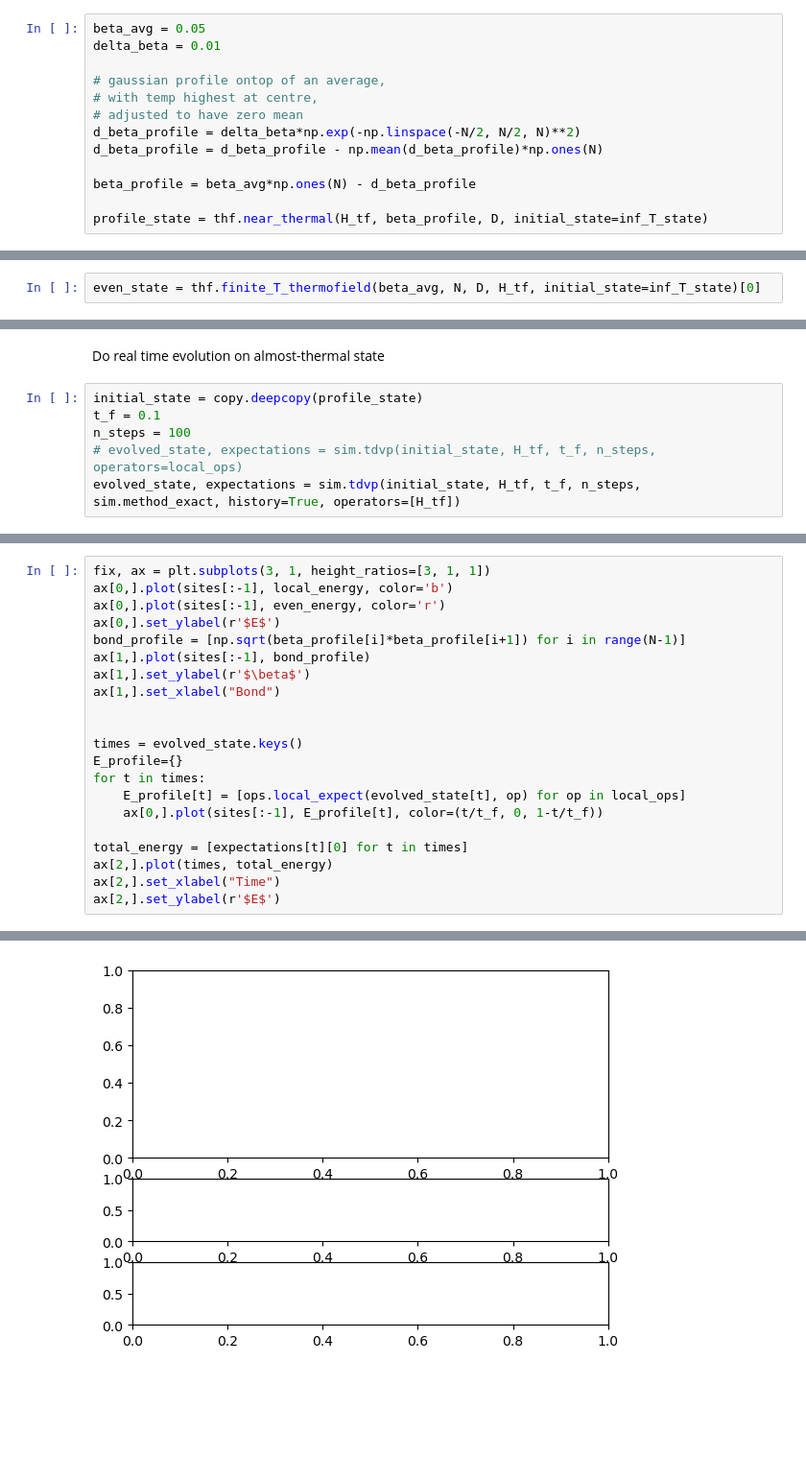
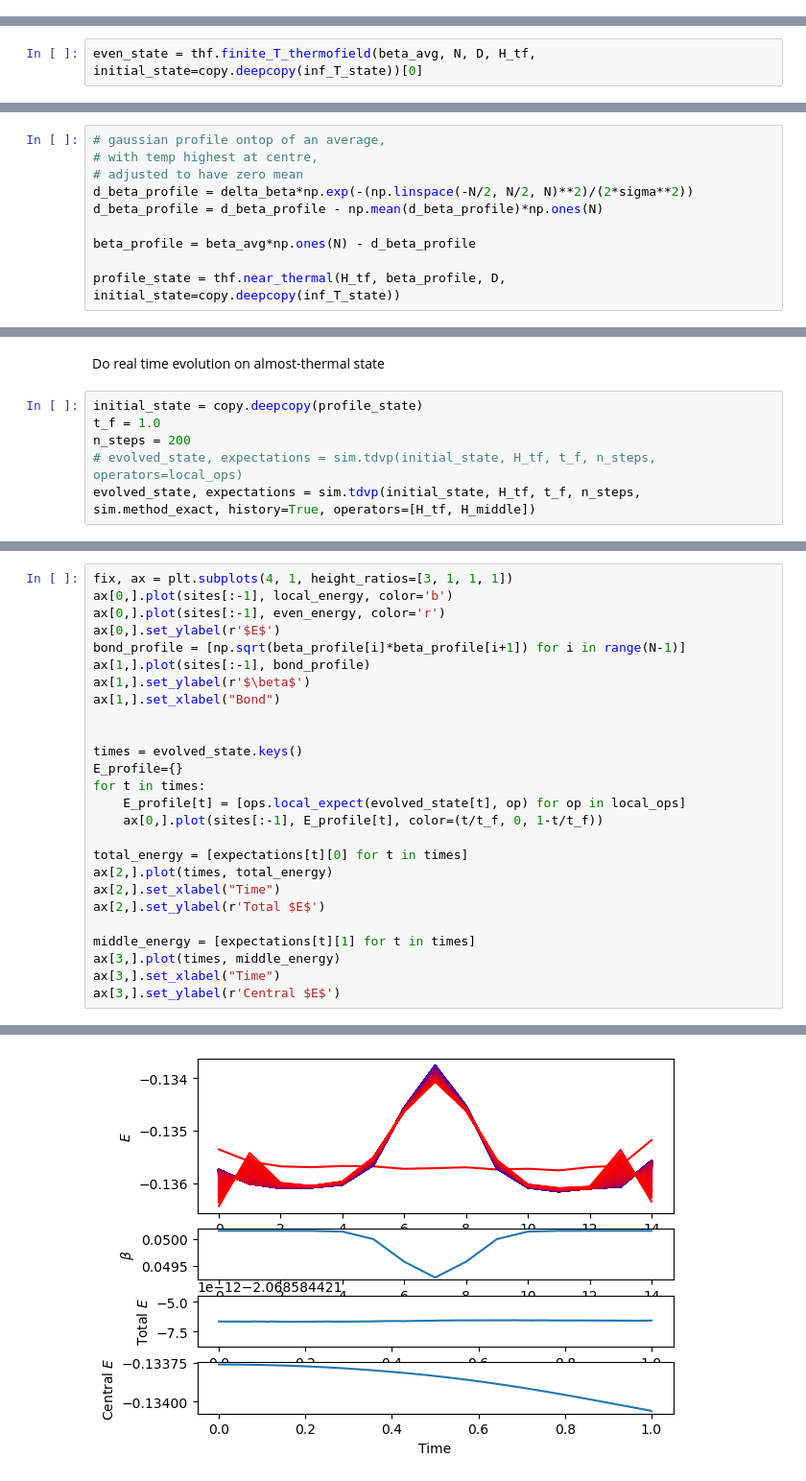
Before and after one commit to OscarCharlieST/quantum-tensor, a Jupyter notebook: active.ipynb, the cells around one changed output, grey strips where cells are left out. Shown at 96% size. Saved outputs shown, nothing was run; the diff lists cells and outputs as text; blank space fills up the shorter version.

```diff
--- a/active.ipynb
+++ b/active.ipynb
@@ -125,13 +109,0 @@ Final energy: (-7.944460059491334-4.366624249685369e-17j)
-# %%
-beta_avg = 0.05
-delta_beta = 0.01
-
-# gaussian profile ontop of an average,
-# with temp highest at centre,
-# adjusted to have zero mean
-d_beta_profile = delta_beta*np.exp(-np.linspace(-N/2, N/2, N)**2)
-d_beta_profile = d_beta_profile - np.mean(d_beta_profile)*np.ones(N)
-
-beta_profile = beta_avg*np.ones(N) - d_beta_profile
-
-profile_state = thf.near_thermal(H_tf, beta_profile, D, initial_state=inf_T_state)
@@ -141,3 +110,3 @@ TDVP finished!
 # %%
-even_state = thf.finite_T_thermofield(beta_avg, N, D, H_tf, initial_state=inf_T_state)[0]
+even_state = thf.finite_T_thermofield(beta_avg, N, D, H_tf, initial_state=copy.deepcopy(inf_T_state))[0]
 # %% [output]
@@ -147,0 +114,10 @@ Energy at finite temperature: -0.4910997032947803
+# %%
+# gaussian profile ontop of an average,
+# with temp highest at centre,
+# adjusted to have zero mean
+d_beta_profile = delta_beta*np.exp(-(np.linspace(-N/2, N/2, N)**2)/(2*sigma**2))
+d_beta_profile = d_beta_profile - np.mean(d_beta_profile)*np.ones(N)
+
+beta_profile = beta_avg*np.ones(N) - d_beta_profile
+
+profile_state = thf.near_thermal(H_tf, beta_profile, D, initial_state=copy.deepcopy(inf_T_state))
@@ -170,9 +148,9 @@ Text(0.5, 0, 'Bond')
 Do real time evolution on almost-thermal state
 # %%
 initial_state = copy.deepcopy(profile_state)
-t_f = 0.1
-n_steps = 100
+t_f = 1.0
+n_steps = 200
 # evolved_state, expectations = sim.tdvp(initial_state, H_tf, t_f, n_steps, operators=local_ops)
-evolved_state, expectations = sim.tdvp(initial_state, H_tf, t_f, n_steps, sim.method_exact, history=True, operators=[H_tf])
+evolved_state, expectations = sim.tdvp(initial_state, H_tf, t_f, n_steps, sim.method_exact, history=True, operators=[H_tf, H_middle])
 # %% [output]
 Initiating TDVP
@@ -180,5 +157,5 @@ TDVP finished!
 # %%
-fix, ax = plt.subplots(3, 1, height_ratios=[3, 1, 1])
+fix, ax = plt.subplots(4, 1, height_ratios=[3, 1, 1, 1])
 ax[0,].plot(sites[:-1], local_energy, color='b')
 ax[0,].plot(sites[:-1], even_energy, color='r')
 ax[0,].set_ylabel(r'$E$')
@@ -197,5 +174,10 @@ for t in times:
 total_energy = [expectations[t][0] for t in times]
 ax[2,].plot(times, total_energy)
 ax[2,].set_xlabel("Time")
-ax[2,].set_ylabel(r'$E$')
+ax[2,].set_ylabel(r'Total $E$')
+
+middle_energy = [expectations[t][1] for t in times]
+ax[3,].plot(times, middle_energy)
+ax[3,].set_xlabel("Time")
+ax[3,].set_ylabel(r'Central $E$')
 # %% [output]
@@ -203 +185 @@ NameError: name 'sites' is not defined
-[figure, old version]
+[figure, new version]
```
Also changed, not shown: parts of 16 cells of this notebook, 1 other file.
